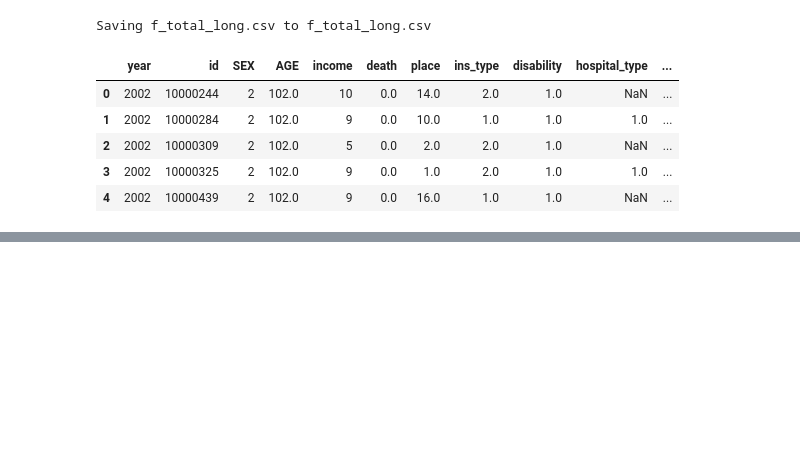
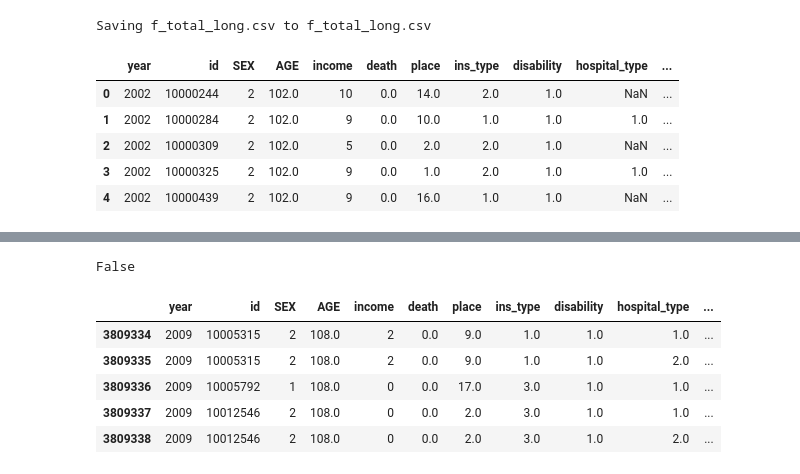
Before and after one commit to JoonYoung-Sohn/practice, a Jupyter notebook: Disease Prediction/201222_data_preprocessing.ipynb, the cells around one changed output, grey strips where cells are left out. Drawn from its saved outputs; the diff is of its cells as text; code cells hidden in the pictures; blank space fills up the shorter version.

```diff
--- a/Disease Prediction/201222_data_preprocessing.ipynb
+++ b/Disease Prediction/201222_data_preprocessing.ipynb
@@ -22,0 +42,15 @@ print(df.columns)
+# %%
+df['year'].isnull().values.any()
+# %% [output]
+False
+# %%
+year_filter = df.year >= 2008
+df_after_2008 = df.loc[year_filter,:]
+df_after_2008.head()
+# %% [output]
+|  | year | id | SEX | AGE | income | death | place | ins_type | disability | hospital_type | ... |
+| 3809334 | 2009 | 10005315 | 2 | 108.0 | 2 | 0.0 | 9.0 | 1.0 | 1.0 | 1.0 | ... |
+| 3809335 | 2009 | 10005315 | 2 | 108.0 | 2 | 0.0 | 9.0 | 1.0 | 1.0 | 2.0 | ... |
+| 3809336 | 2009 | 10005792 | 1 | 108.0 | 0 | 0.0 | 17.0 | 3.0 | 1.0 | 1.0 | ... |
+| 3809337 | 2009 | 10012546 | 2 | 108.0 | 0 | 0.0 | 2.0 | 3.0 | 1.0 | 1.0 | ... |
+| 3809338 | 2009 | 10012546 | 2 | 108.0 | 0 | 0.0 | 2.0 | 3.0 | 1.0 | 2.0 | ... |
```
Also changed, not shown: parts of 4 cells of this notebook.
